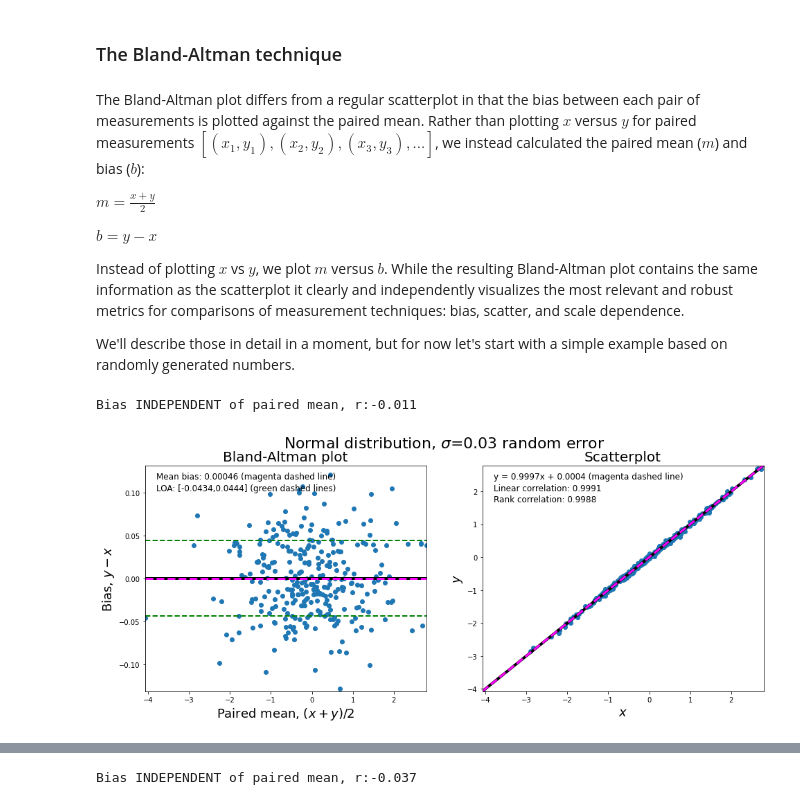
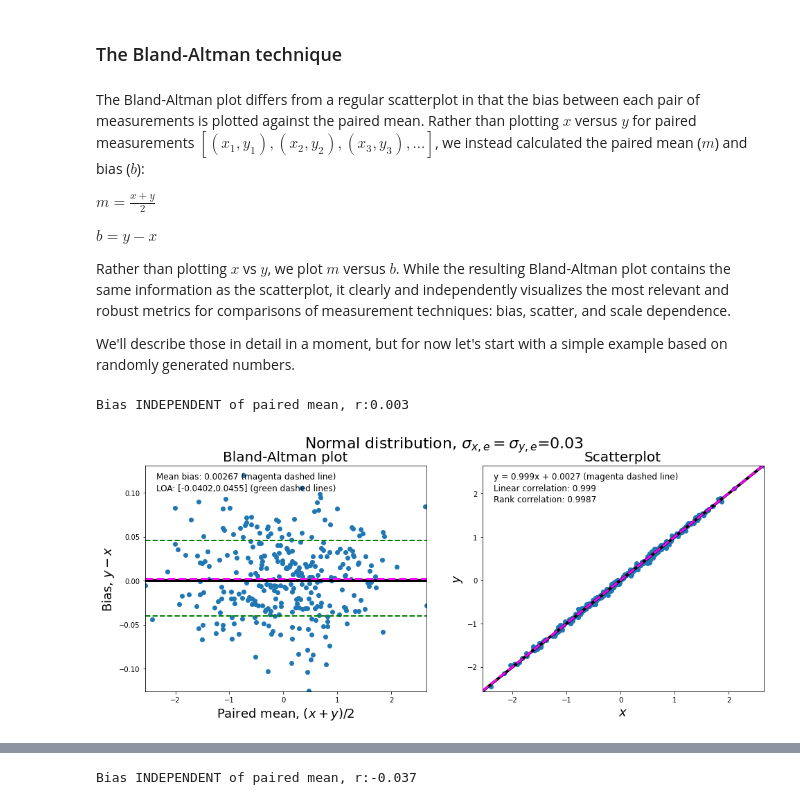
Before and after one commit to knobelsp/BlandAltman, a Jupyter notebook: Copy_of_BlandAltman.ipynb, the cells around one changed output, grey strips where cells are left out. Saved outputs shown, nothing was run; the diff lists cells and outputs as text; code cells hidden in the pictures.

```diff
--- a/Copy_of_BlandAltman.ipynb
+++ b/Copy_of_BlandAltman.ipynb
@@ -194,24 +194,24 @@ $m = \frac{x+y}{2}$
 
 $b = y - x $
 
-Instead of plotting $x$ vs $y$, we plot $m$ versus $b$. While the resulting Bland-Altman plot contains the same information as the scatterplot it clearly and independently visualizes the most relevant and robust metrics for comparisons of measurement techniques: bias, scatter, and scale dependence.
+Rather than plotting $x$ vs $y$, we plot $m$ versus $b$. While the resulting Bland-Altman plot contains the same information as the scatterplot, it clearly and independently visualizes the most relevant and robust metrics for comparisons of measurement techniques: bias, scatter, and scale dependence.
 
 We'll describe those in detail in a moment, but for now let's start with a simple example based on randomly generated numbers.
 # %%
 leng=300
 source=np.random.standard_normal(size=(leng)) #this is the true value
 random_error=0.03 #set a random error of 3% as wide as a standard normal distribution
 
 xx_error_rand=random_error*np.random.standard_normal(size=(leng)) #generate random error for measurement x
 xx= source + xx_error_rand #x is the true value (source) plus random errors
 
 yy_error_rand=random_error*np.random.standard_normal(size=(leng)) #generate random error for measurement x
 yy= source + yy_error_rand #y is the true value (source) plus random errors
 
-plot_BAvsScat(xx,yy,label='Normal distribution, $\sigma$=0.03 random error',scat=1)
+plot_BAvsScat(xx,yy,label='Normal distribution, $\sigma_{x,e}=\sigma_{y,e}$=0.03',scat=1)
 # %% [output]
-Bias INDEPENDENT of paired mean, r:-0.011
+Bias INDEPENDENT of paired mean, r:0.003
-[figure, old version]
+[figure, new version]
 # %% [markdown]
 Above, we show the Bland-Altman plot at left and a standard scatterplot at right. The source data are randomly generated from a zero mean, $\sigma$=1 Gaussian normal distribution. 'Measurements' of these data, expressed in $x$ and $y$, include random errors from a normal distribution with $\sigma$=0.03.
 
```
Also changed, not shown: parts of 2 cells of this notebook.
